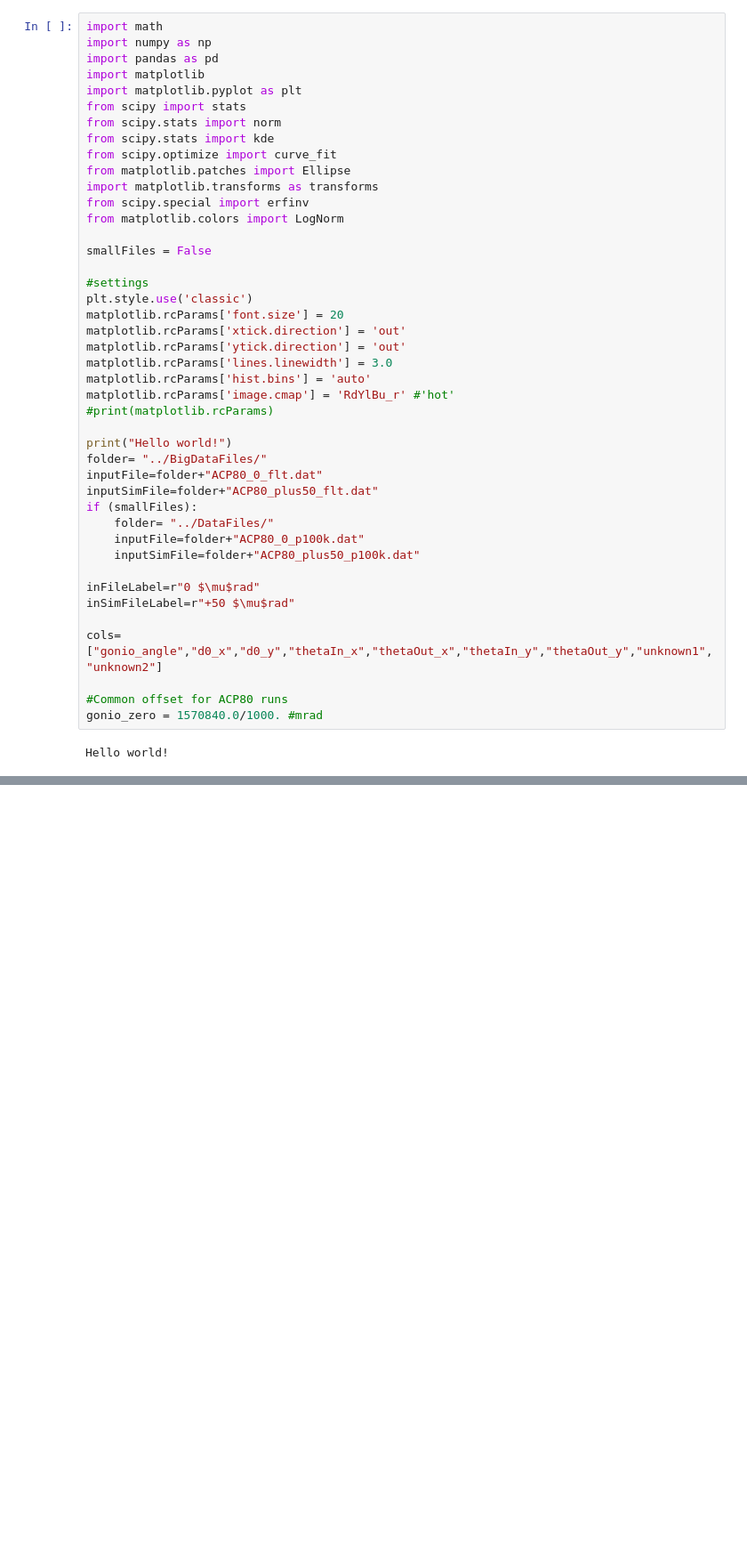
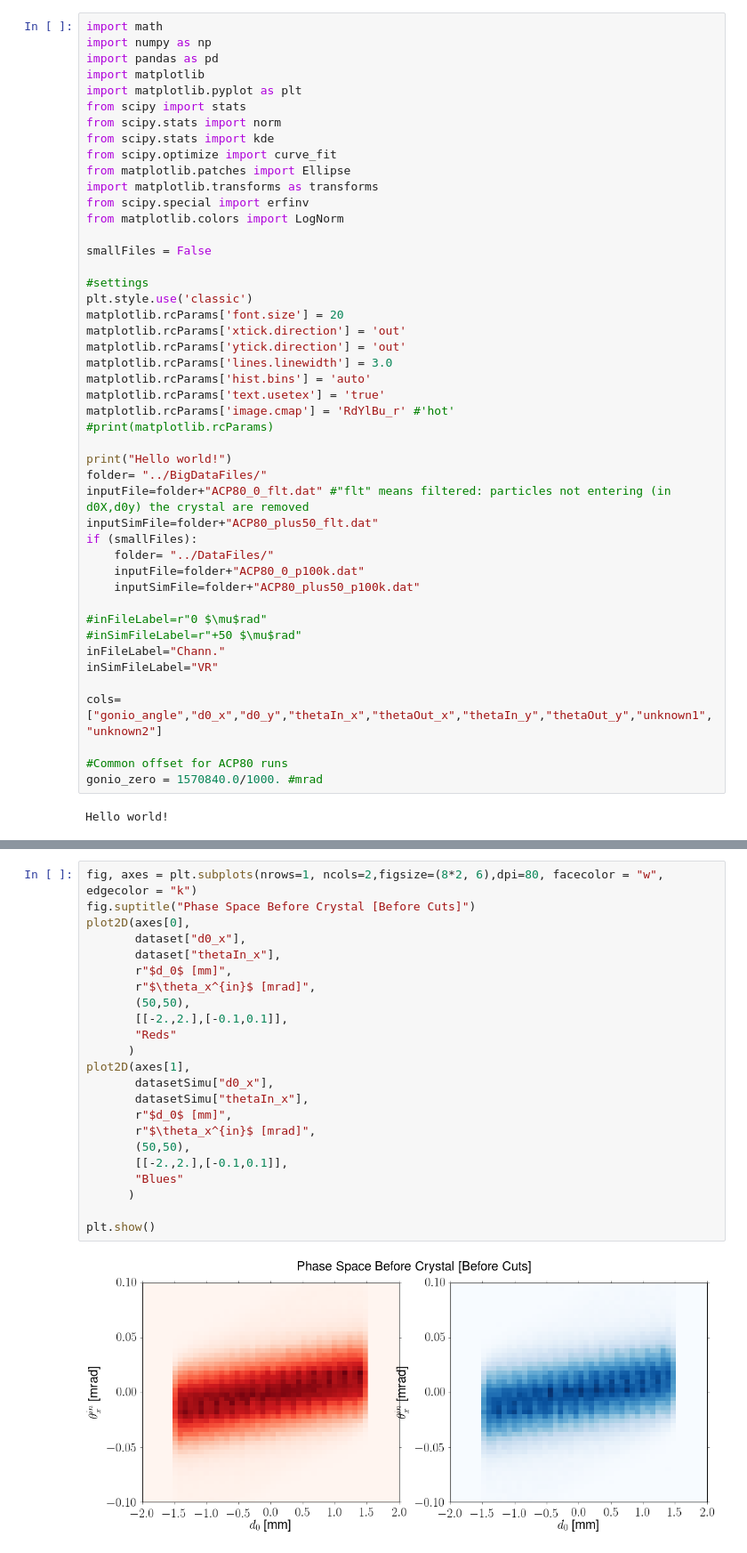
Before and after one commit to collamaf/UA9_22, a Jupyter notebook: analysis/DataAnalysis.ipynb, the cells around one changed output, grey strips where cells are left out. Shown at 89% size. Drawn from its saved outputs; the diff is of its cells as text; blank space fills up the shorter version.

```diff
--- a/analysis/DataAnalysis.ipynb
+++ b/analysis/DataAnalysis.ipynb
@@ -22,20 +22,23 @@ matplotlib.rcParams['xtick.direction'] = 'out'
 matplotlib.rcParams['ytick.direction'] = 'out'
 matplotlib.rcParams['lines.linewidth'] = 3.0
 matplotlib.rcParams['hist.bins'] = 'auto'
+matplotlib.rcParams['text.usetex'] = 'true'
 matplotlib.rcParams['image.cmap'] = 'RdYlBu_r' #'hot'
 #print(matplotlib.rcParams)
 
 print("Hello world!")
 folder= "../BigDataFiles/"
-inputFile=folder+"ACP80_0_flt.dat"
+inputFile=folder+"ACP80_0_flt.dat" #"flt" means filtered: particles not entering (in d0X,d0y) the crystal are removed
 inputSimFile=folder+"ACP80_plus50_flt.dat"
 if (smallFiles):
     folder= "../DataFiles/"
     inputFile=folder+"ACP80_0_p100k.dat"
     inputSimFile=folder+"ACP80_plus50_p100k.dat"
 
-inFileLabel=r"0 $\mu$rad"
-inSimFileLabel=r"+50 $\mu$rad"
+#inFileLabel=r"0 $\mu$rad"
+#inSimFileLabel=r"+50 $\mu$rad"
+inFileLabel="Chann."
+inSimFileLabel="VR"
 
 cols=["gonio_angle","d0_x","d0_y","thetaIn_x","thetaOut_x","thetaIn_y","thetaOut_y","unknown1","unknown2"]
 
@@ -491,0 +194,25 @@ ValueError: too many values to unpack (expected 2)
+# %%
+fig, axes = plt.subplots(nrows=1, ncols=2,figsize=(8*2, 6),dpi=80, facecolor = "w", edgecolor = "k")
+fig.suptitle("Phase Space Before Crystal [Before Cuts]")
+plot2D(axes[0],
+       dataset["d0_x"],
+       dataset["thetaIn_x"],
+       r"$d_0$ [mm]",
+       r"$\theta_x^{in}$ [mrad]",
+       (50,50),
+       [[-2.,2.],[-0.1,0.1]],
+       "Reds"
+      )
+plot2D(axes[1],
+       datasetSimu["d0_x"],
+       datasetSimu["thetaIn_x"],
+       r"$d_0$ [mm]",
+       r"$\theta_x^{in}$ [mrad]",
+       (50,50),
+       [[-2.,2.],[-0.1,0.1]],
+       "Blues"
+      )
+
+plt.show()
+# %% [output]
+[figure, added]
```
Also changed, not shown: parts of 38 cells of this notebook.
